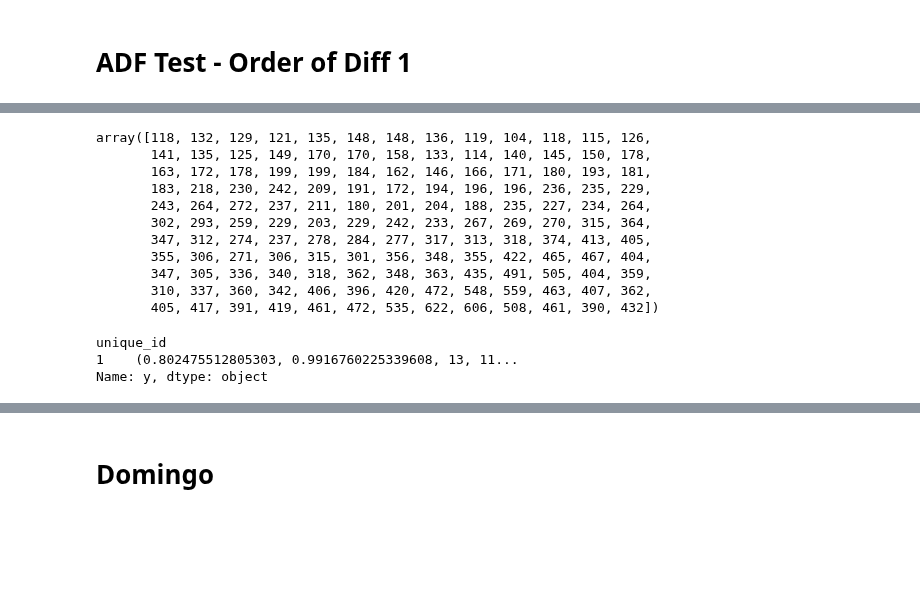
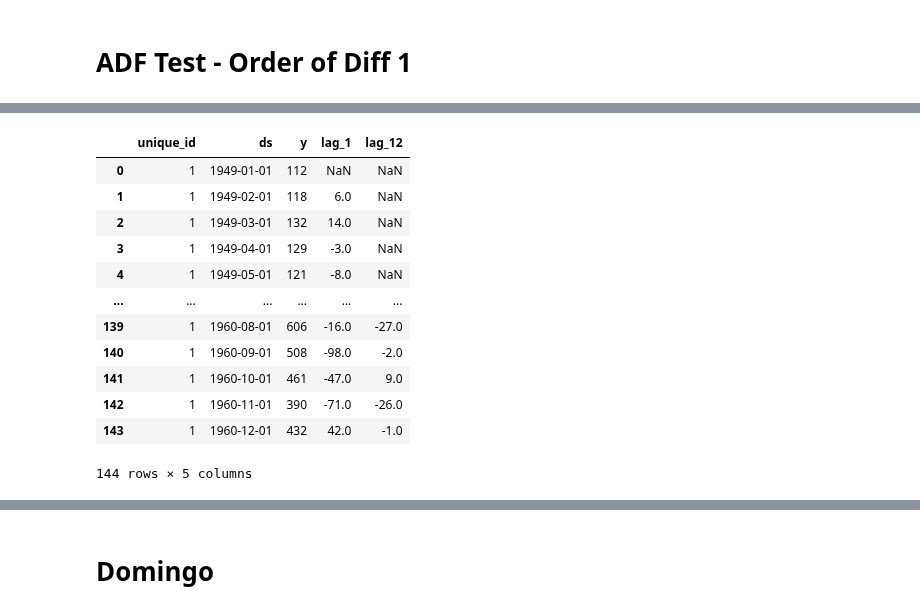
Before and after one commit to HeyLucasLeao/forecasting, a Jupyter notebook: 1.air_passangers.ipynb, the cells around one changed output, grey strips where cells are left out. Cells and saved outputs as stored; diff of their text form; code cells hidden in the pictures; blank space fills up the shorter version.

```diff
--- a/2.air_passangers.ipynb
+++ b/1.air_passangers.ipynb
@@ -158,14 +114,0 @@ df.pipe(generate_lag_features, target_col="y", group_col="unique_id", lag=1)
-# %%
-X[n:]
-# %% [output]
-array([118, 132, 129, 121, 135, 148, 148, 136, 119, 104, 118, 115, 126,
-       141, 135, 125, 149, 170, 170, 158, 133, 114, 140, 145, 150, 178,
-       163, 172, 178, 199, 199, 184, 162, 146, 166, 171, 180, 193, 181,
-       183, 218, 230, 242, 209, 191, 172, 194, 196, 196, 236, 235, 229,
-       243, 264, 272, 237, 211, 180, 201, 204, 188, 235, 227, 234, 264,
-       302, 293, 259, 229, 203, 229, 242, 233, 267, 269, 270, 315, 364,
-       347, 312, 274, 237, 278, 284, 277, 317, 313, 318, 374, 413, 405,
-       355, 306, 271, 306, 315, 301, 356, 348, 355, 422, 465, 467, 404,
-       347, 305, 336, 340, 318, 362, 348, 363, 435, 491, 505, 404, 359,
-       310, 337, 360, 342, 406, 396, 420, 472, 548, 559, 463, 407, 362,
-       405, 417, 391, 419, 461, 472, 535, 622, 606, 508, 461, 390, 432])
@@ -174,7 +115,17 @@ df = df.dropna()
-# %%
-df.groupby("unique_id")["y"].apply(adfuller)
-# %% [output]
-unique_id
-1    (0.802475512805303, 0.9916760225339608, 13, 11...
-Name: y, dtype: object
+# %%
+df
+# %% [output]
+|  | unique_id | ds | y | lag_1 | lag_12 |
+| 0 | 1 | 1949-01-01 | 112 | NaN | NaN |
+| 1 | 1 | 1949-02-01 | 118 | 6.0 | NaN |
+| 2 | 1 | 1949-03-01 | 132 | 14.0 | NaN |
+| 3 | 1 | 1949-04-01 | 129 | -3.0 | NaN |
+| 4 | 1 | 1949-05-01 | 121 | -8.0 | NaN |
+| ... | ... | ... | ... | ... | ... |
+| 139 | 1 | 1960-08-01 | 606 | -16.0 | -27.0 |
+| 140 | 1 | 1960-09-01 | 508 | -98.0 | -2.0 |
+| 141 | 1 | 1960-10-01 | 461 | -47.0 | 9.0 |
+| 142 | 1 | 1960-11-01 | 390 | -71.0 | -26.0 |
+| 143 | 1 | 1960-12-01 | 432 | 42.0 | -1.0 |
+144 rows × 5 columns
 # %%
```
Also changed, not shown: parts of 12 cells of this notebook, 2 other files.
